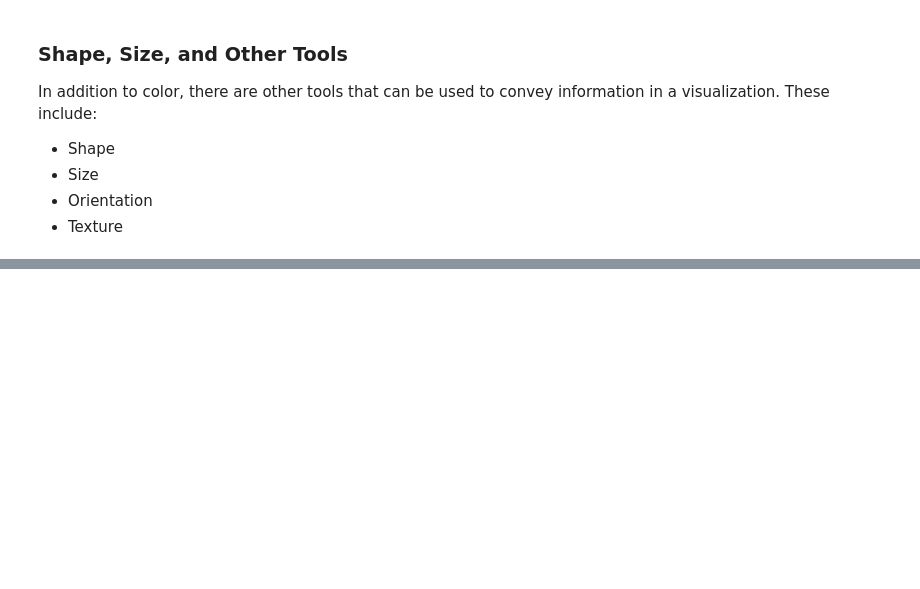
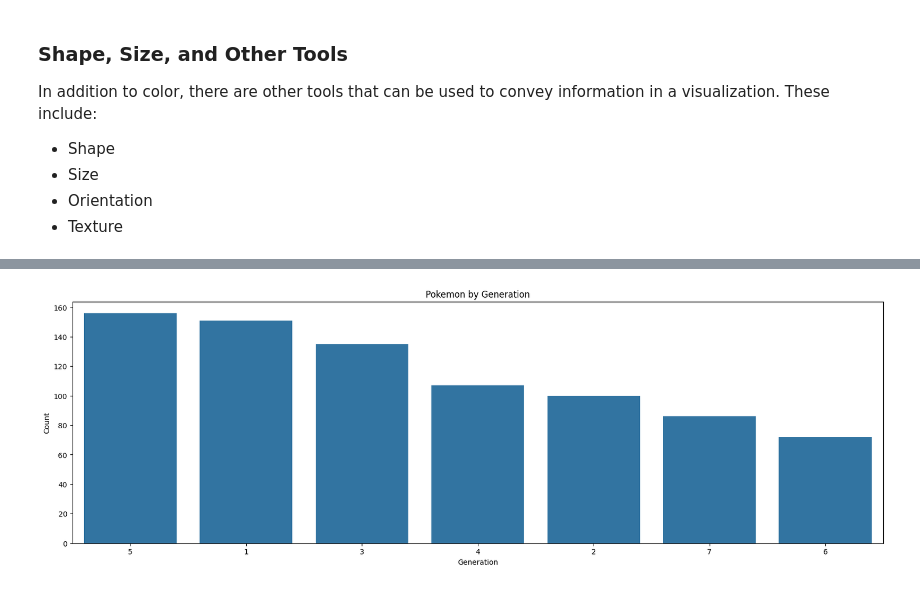
Before and after one commit to kisyular/data-visualization, a Jupyter notebook: Intro-Data-Visualization.ipynb, the cells around one changed output, grey strips where cells are left out. Cells and saved outputs as stored; diff of their text form; code cells hidden in the pictures; blank space fills up the shorter version.

```diff
--- a/Intro-Data-Visualization.ipynb
+++ b/Intro-Data-Visualization.ipynb
@@ -116,0 +214,12 @@ In addition to color, there are other tools that can be used to convey informati
+# %%
+# Recreate the plot above using the seaborn library, with absolute
+plt.figure(figsize=(20,6))
+plt.title('Pokemon by Generation')
+color = sb.color_palette()[0]
+order = pokemon['generation_id'].value_counts().index
+# Plot the countplot
+sb.countplot(data=pokemon, x='generation_id', color=color, order=order)
+plt.xlabel('Generation')
+plt.ylabel('Count');
+# %% [output]
+[figure, added]
```
Also changed, not shown: parts of 39 cells of this notebook.
